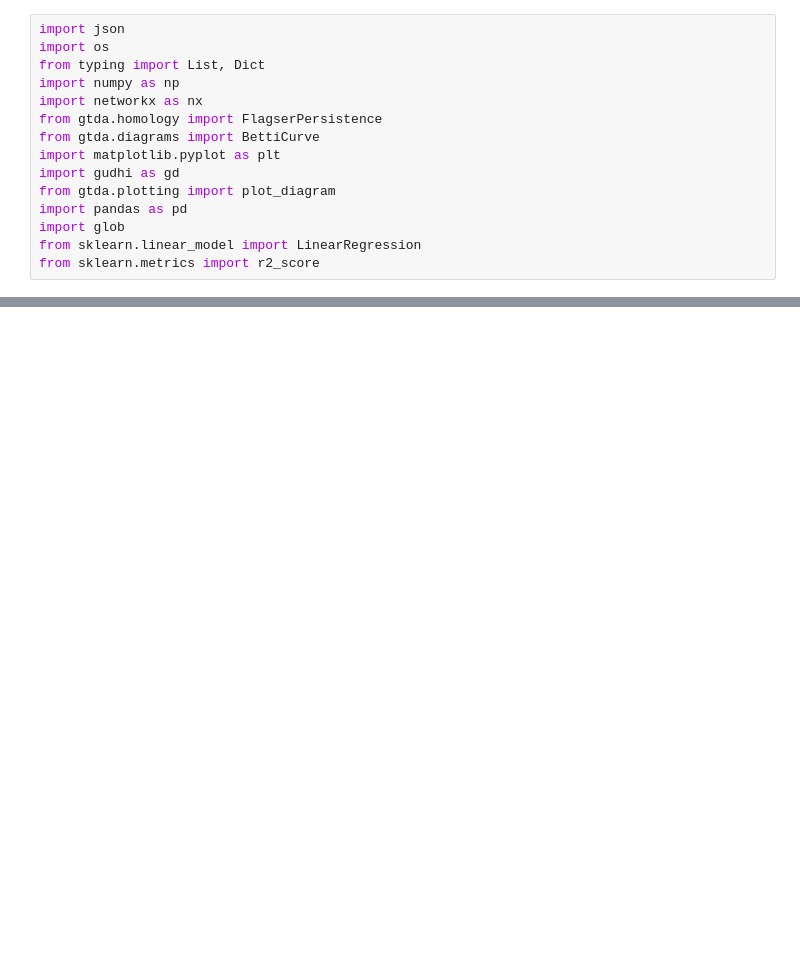
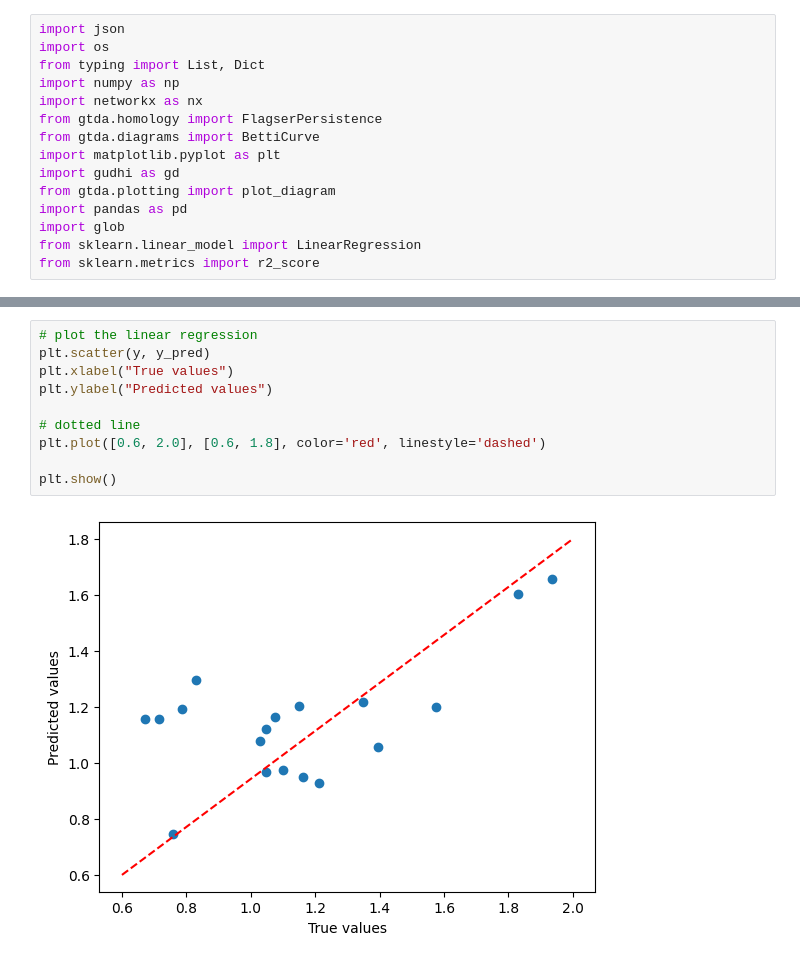
Before and after one commit to Sam-B-Y/TDA-Soccer-Passing-Networks, a Jupyter notebook: models/AUCtoGoals.ipynb, the cells around one changed output, grey strips where cells are left out. Drawn from its saved outputs; the diff is of its cells as text; blank space fills up the shorter version.

```diff
--- a/models/AUCtoGoals.ipynb
+++ b/models/AUCtoGoals.ipynb
@@ -223,0 +175,12 @@ R^2: 0.4850331722791532
+# %%
+# plot the linear regression
+plt.scatter(y, y_pred)
+plt.xlabel("True values")
+plt.ylabel("Predicted values")
+
+# dotted line
+plt.plot([0.6, 2.0], [0.6, 1.8], color='red', linestyle='dashed')
+
+plt.show()
+# %% [output]
+[figure, added]
```
Also changed, not shown: parts of 8 cells of this notebook, 10 other files.
